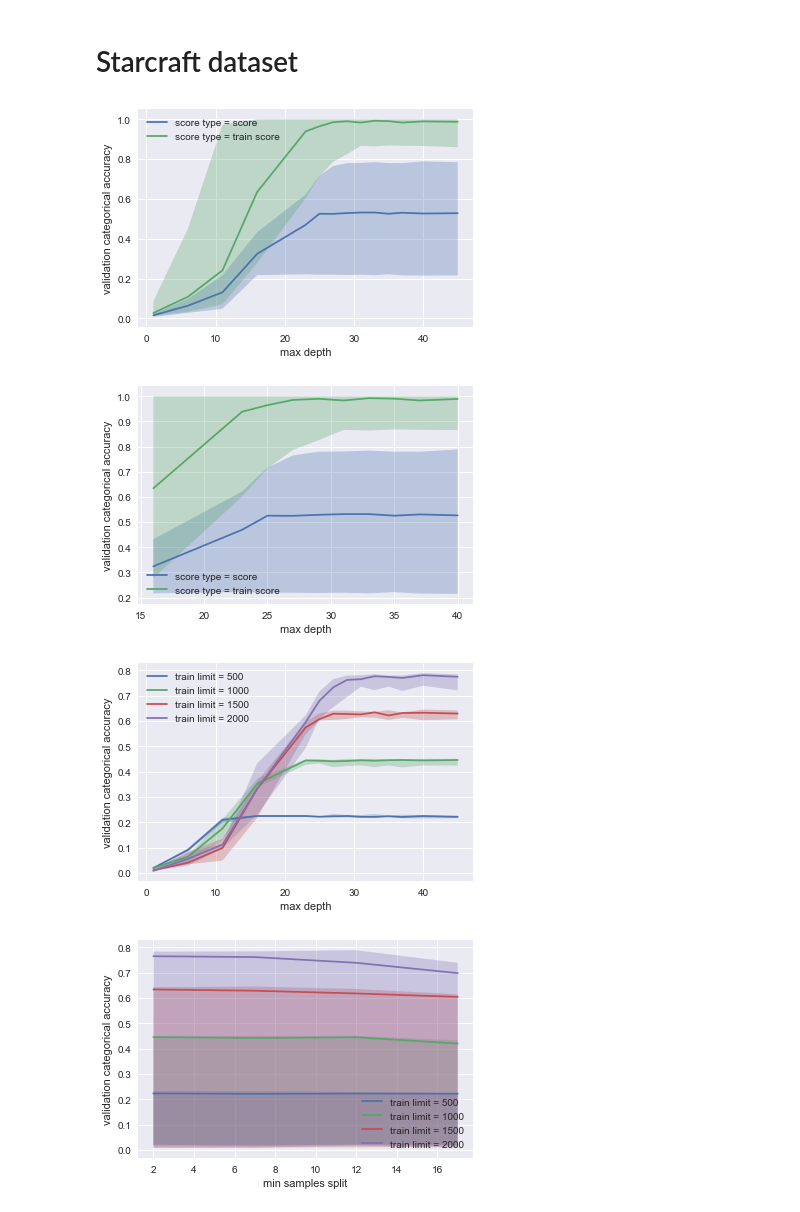
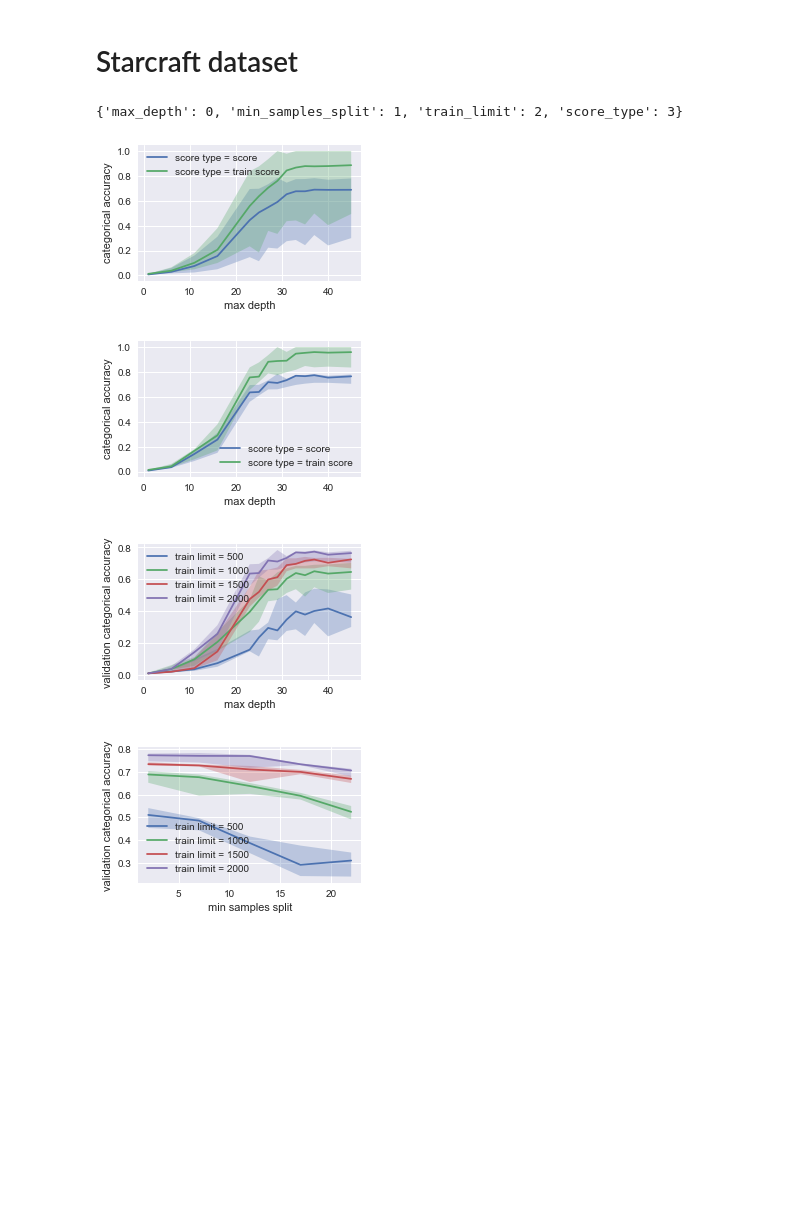
Before and after one commit to anliec/ML_homework_supervised, a Jupyter notebook: TreeTest.ipynb, the cells around one changed output. Drawn from its saved outputs; the diff is of its cells as text; code cells hidden in the pictures; blank space fills up the shorter version.

```diff
--- a/TreeTest.ipynb
+++ b/TreeTest.ipynb
@@ -1,8 +3,9 @@
 # %%
 #from src.tree import *
-#from src.utils import *
+from src.utils import *
 import matplotlib.pyplot as plt
 import seaborn as sns
 import numpy as np
 import pickle
 sns.set()
+plt.rcParams["figure.figsize"] = (4,2.5)
@@ -138,6 +166,10 @@ with open("stats/tree_" + data_set_name + "_dict.pikle", 'rb') as handle:
     dds = pickle.load(handle)
 with open("stats/tree_" + data_set_name + "_dict_indexes.pikle", 'rb') as handle:
     ddis = pickle.load(handle)
+# %%
+print(ddi)
+# %% [output]
+{'max_depth': 0, 'min_samples_split': 1, 'train_limit': 2, 'score_type': 3}
 # %%
 x_arg_name = 'max_depth'
 y_arg_name = 'score_type'
@@ -157,14 +189,14 @@ for a, d in cd.items():
              label=z_arg_name.replace('_',' ') + ' = ' + str(a).replace('_',' '))
     #plt.fill_between(d.get(x_arg_name), d.get('mean') - d.get('std'), d.get('mean') + d.get('std'), alpha=0.3)
     plt.fill_between(d.get(x_arg_name), d.get('min'), d.get('max'), alpha=0.3)
-plt.ylabel('validation categorical accuracy')
+plt.ylabel('categorical accuracy')
 plt.xlabel(x_arg_name.replace('_',' '))
 plt.legend()
 #plt.title("Evolution of acuracy acording to the number of training examples")
-plt.savefig("graphs/tree_"+data_set_name+"_"+x_arg_name+".png")
+plt.savefig("graphs/tree_"+data_set_name+"_"+x_arg_name+"_"+y_arg_name+"_"+z_arg_name+".png")
 plt.show()
 # %% [output]
-[figure, old version]
+[figure, new version]
 # %%
 x_arg_name = 'max_depth'
 y_arg_name = 'score_type'
@@ -177,21 +209,22 @@ z_arg_id = ddis[z_arg_name]
 cd = consolidate_dict_data(dds, consolidate_argx=x_arg_id, argx_name=x_arg_name,
                            consolidate_argy=y_arg_id, argy_name=y_arg_name,
                            consolidate_argz=z_arg_id,
-                           filters=[(ddis['max_depth'], list(range(15,41,1)))])
+                           #filters=[(ddis['max_depth'], list(range(15,41,1)))])
+                           filters=[(ddis['train_limit'], 2000)])
 plt.figure()
 for a, d in cd.items():
     plt.plot(d.get(x_arg_name),d.get('median'),
              label=z_arg_name.replace('_',' ') + ' = ' + str(a).replace('_',' '))
     #plt.fill_between(d.get(x_arg_name), d.get('mean') - d.get('std'), d.get('mean') + d.get('std'), alpha=0.3)
     plt.fill_between(d.get(x_arg_name), d.get('min'), d.get('max'), alpha=0.3)
-plt.ylabel('validation categorical accuracy')
+plt.ylabel('categorical accuracy')
 plt.xlabel(x_arg_name.replace('_',' '))
 plt.legend()
 #plt.title("Evolution of acuracy acording to the number of training examples")
-plt.savefig("graphs/tree_"+data_set_name+"_"+x_arg_name+".png")
+plt.savefig("graphs/tree_"+data_set_name+"_"+x_arg_name+"_"+y_arg_name+"_"+z_arg_name+"_train_score2000.png")
 plt.show()
 # %% [output]
-[figure, old version]
+[figure, new version]
 # %%
 x_arg_name = 'max_depth'
 y_arg_name = 'score_type'
@@ -215,34 +248,34 @@ plt.ylabel('validation categorical accuracy')
 plt.xlabel(x_arg_name.replace('_',' '))
 plt.legend()
 #plt.title("Evolution of acuracy acording to the number of training examples")
-plt.savefig("graphs/tree_"+data_set_name+"_"+x_arg_name+".png")
+plt.savefig("graphs/tree_"+data_set_name+"_"+x_arg_name+"_"+y_arg_name+"_"+z_arg_name+".png")
 plt.show()
 # %% [output]
-[figure, old version]
+[figure, new version]
 # %%
 x_arg_name = 'min_samples_split'
 y_arg_name = 'score_type'
 z_arg_name = 'train_limit'
 
 x_arg_id = ddis[x_arg_name]
 y_arg_id = ddis[y_arg_name]
 z_arg_id = ddis[z_arg_name]
 
 cd = consolidate_dict_data(dds, consolidate_argx=x_arg_id, argx_name=x_arg_name,
                            consolidate_argy=y_arg_id, argy_name=y_arg_name,
                            consolidate_argz=z_arg_id,
-                           filters=[(ddis['score_type'], 'score'),])# (ddis['max_depth'], 30)])
+                           filters=[(ddis['score_type'], 'score'), (ddis['max_depth'], range(30, 50, 1))])
 plt.figure()
 for a, d in cd.items():
     plt.plot(d.get(x_arg_name),d.get('median'),
              label=z_arg_name.replace('_',' ') + ' = ' + str(a).replace('_',' '))
     #plt.fill_between(d.get(x_arg_name), d.get('mean') - d.get('std'), d.get('mean') + d.get('std'), alpha=0.3)
     plt.fill_between(d.get(x_arg_name), d.get('min'), d.get('max'), alpha=0.3)
 plt.ylabel('validation categorical accuracy')
 plt.xlabel(x_arg_name.replace('_',' '))
 plt.legend()
 #plt.title("Evolution of acuracy acording to the number of training examples")
-plt.savefig("graphs/tree_"+data_set_name+"_"+x_arg_name+".png")
+plt.savefig("graphs/tree_"+data_set_name+"_"+x_arg_name+"_"+y_arg_name+"_"+z_arg_name+".png")
 plt.show()
 # %% [output]
-[figure, old version]
+[figure, new version]
```
Also changed, not shown: parts of 8 cells of this notebook, 3 other files.
